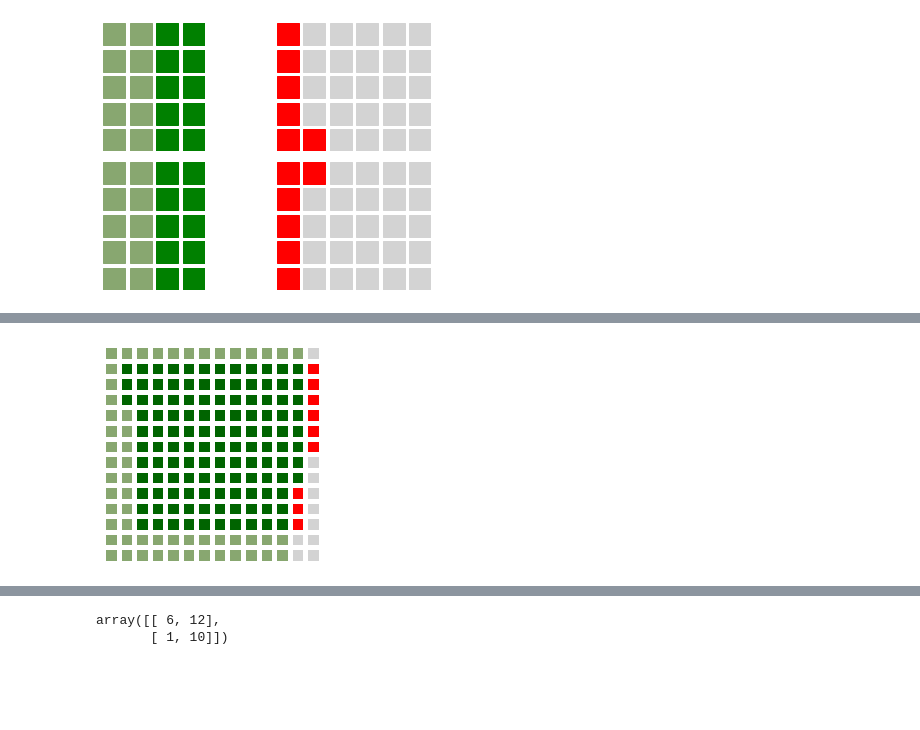
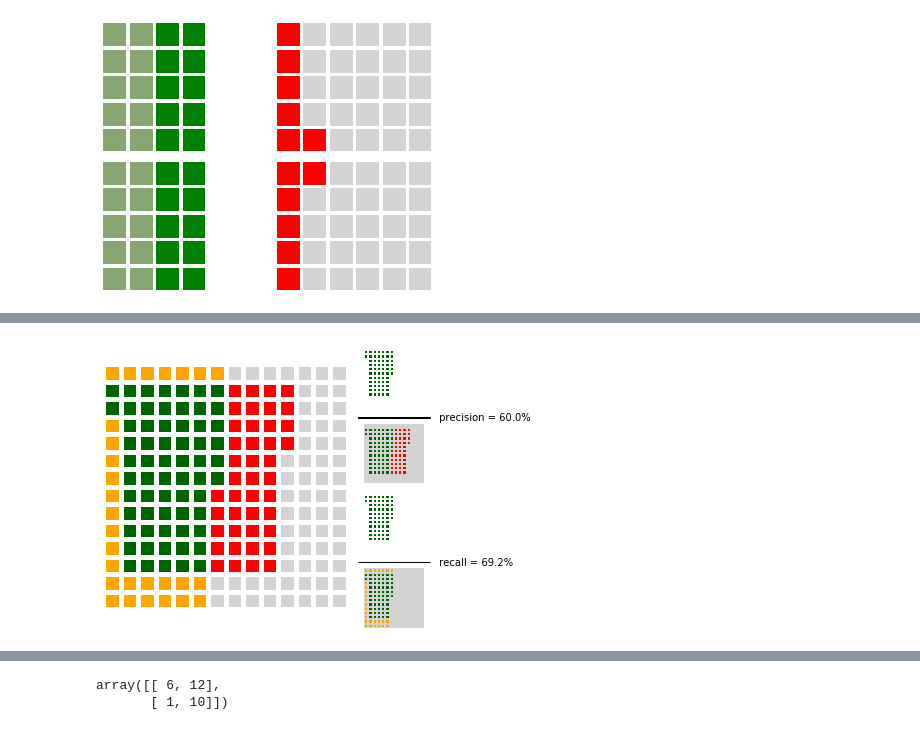
Before and after one commit to lbruand/recall-me-maybe, a Jupyter notebook: prec waffle.ipynb, the cells around one changed output, grey strips where cells are left out. Drawn from its saved outputs; the diff is of its cells as text; code cells hidden in the pictures; blank space fills up the shorter version.

```diff
--- a/prec waffle.ipynb
+++ b/prec waffle.ipynb
@@ -103,11 +104,10 @@ fig.show()
 
 def build_waffle_matrix(size, confusion_matrix):
     rows, cols = size
-    print(f"{size}")
+    #print(f"{size}")
     hmap = np.ones( (rows, cols) )
     tn, fp, fn, tp = cm.ravel()
-    col_ratio = (fn+tp)/sum(cm.ravel())
-    col_part = cols * col_ratio
+
     fn_tp_boxes = (fn+tp) * cols * rows // sum(cm.ravel())
 
     for n in range(fn_tp_boxes, rows * cols):
@@ -115,11 +115,12 @@ def build_waffle_matrix(size, confusion_matrix):
         iy = n // rows
         hmap[ix, iy] = 4
     normalize =  rows * cols / sum(cm.ravel())
+    col_ratio = (fn+tp)/sum(cm.ravel())
+    col_part = cols * col_ratio
     h = int(min(
         max( math.ceil(tp/col_part * normalize),
             math.ceil(fp / (cols - col_part) * normalize ))+1,
         rows))
-    print(f"h = {h}")
 
     centerx = int(round(rows / 2))
     centery = int(round(col_part))
@@ -134,12 +135,11 @@ def build_waffle_matrix(size, confusion_matrix):
             ix = min(centerx - midh + (n % (h)), rows - 1)
             iy = min(centery + direction * (n// (h) -1), cols - 1)
             n += 1
-            print(f" {ix}, {iy} {n}")
             if hmap[ix, iy] == expected_value:
                 yield ix, iy
 
     tp_boxes_gen = boxes_generator(direction=-1, expected_value=1)
-    print(f"tp_boxes = {tp_boxes}")
+    #print(f"tp_boxes = {tp_boxes}")
     toUpdate = itertools.islice(tp_boxes_gen, tp_boxes)
     for xy in toUpdate:
         ix, iy = xy
@@ -147,7 +147,7 @@ def build_waffle_matrix(size, confusion_matrix):
         hmap[ix, iy] = 2
 
     fp_boxes_gen = boxes_generator(direction=1, expected_value=4)
-    print(f"fp_boxes = {fp_boxes}")
+    #print(f"fp_boxes = {fp_boxes}")
     toUpdate = itertools.islice(fp_boxes_gen, fp_boxes)
     for xy in toUpdate:
         ix, iy = xy
@@ -156,12 +156,11 @@ def build_waffle_matrix(size, confusion_matrix):
 
     return hmap
 
-def plot_waffle_matrix(hmap,
+def subplot_waffle_matrix(ax, hmap,
                        cmap = (mpl.colors.ListedColormap(["#88a770", "darkgreen", "red", "lightgrey"])),
-                       linewidth=5
+                       linewidth=5,
+                       linecolor="white"
                       ):
-    fig, ax = plt.subplots()
-
     im = ax.imshow(hmap, cmap=cmap)
     ax.set_xlabel(None)
     ax.set_ylabel(None)
@@ -171,13 +170,67 @@ def plot_waffle_matrix(hmap,
     ax.set_xticks(np.arange(hmap.shape[1]+unitmove)-unitmove/2, minor=True)
     ax.set_yticks(np.arange(hmap.shape[0]+unitmove)-unitmove/2, minor=True)
 
-    ax.grid(which="minor", color="w", linestyle='-', linewidth=linewidth)
+    ax.grid(which="minor", color=linecolor, linestyle='-', linewidth=linewidth)
     ax.tick_params(which="minor", bottom=False, left=False)
     ax.spines['top'].set_visible(False)
     ax.spines['right'].set_visible(False)
     ax.spines['bottom'].set_visible(False)
     ax.spines['left'].set_visible(False)
 
+def add_fraction_bar(ax):
+    p = plt.Rectangle((-0.1, 1.1), 1.2, 0.01, fill=False)
+    p.set_transform(ax.transAxes)
+    p.set_clip_on(False)
+    ax.add_patch(p)
+
+def add_value(ax, value, desc):
+    ax.text (1.2, 1.05, f' {desc} = { 100.0 * value :.1f}%', transform=ax.transAxes)
+
+def plot_waffle_matrix(hmap, cm,
+                       cmap = mpl.colors.ListedColormap(["orange", "darkgreen", "red", "lightgrey"]),
+                       linewidth=5
+                      ):
+    tn, fp, fn, tp = cm.ravel()
+    fig = plt.figure(constrained_layout=True, facecolor="white")
+    gs = GridSpec(4, 4, figure=fig)
+
+    axbig = fig.add_subplot(gs[0:4, 0:3])
+    subplot_waffle_matrix(axbig, hmap, cmap, linewidth)
+
+    ax1 = fig.add_subplot(gs[0, 3])
+
+    subplot_waffle_matrix(ax1, hmap,
+                          mpl.colors.ListedColormap(["white", "darkgreen", "white", "white"]),
+                          linewidth=2)
+
+    ax2 = fig.add_subplot(gs[1, 3])
+
+    add_fraction_bar(ax2)
+
+
+    add_value(ax=ax2, value=tp/(tp+fp), desc="precision" )
+
+    subplot_waffle_matrix(ax2, hmap,
+                          mpl.colors.ListedColormap(["lightgrey", "darkgreen", "red", "lightgrey"]),
+                          linewidth=2,
+                          linecolor="lightgrey")
+
+    ax3 = fig.add_subplot(gs[2, 3])
+
+    subplot_waffle_matrix(ax3, hmap,
+                          mpl.colors.ListedColormap(["white", "darkgreen", "white", "white"]),
+                          linewidth=2)
+
+
+    ax4 = fig.add_subplot(gs[3, 3])
+    add_fraction_bar(ax4)
+    add_value(ax=ax4, value=tp/(fn+tp), desc="recall" )
+    subplot_waffle_matrix(ax4, hmap,
+                          mpl.colors.ListedColormap(["orange", "darkgreen", "lightgrey", "lightgrey"]),
+                          linewidth=2,
+                          linecolor="lightgrey")
+
+
 hmap = build_waffle_matrix( (14, 14), cm)
-plot_waffle_matrix(hmap)
+plot_waffle_matrix(hmap, cm)
 # %% [output]
@@ -201,4 +237,4 @@ tp_boxes = 121
-[figure, old version]
+[figure, new version]
 # %%
 import random
 random.seed(3)
```
Also changed, not shown: parts of 3 cells of this notebook.
